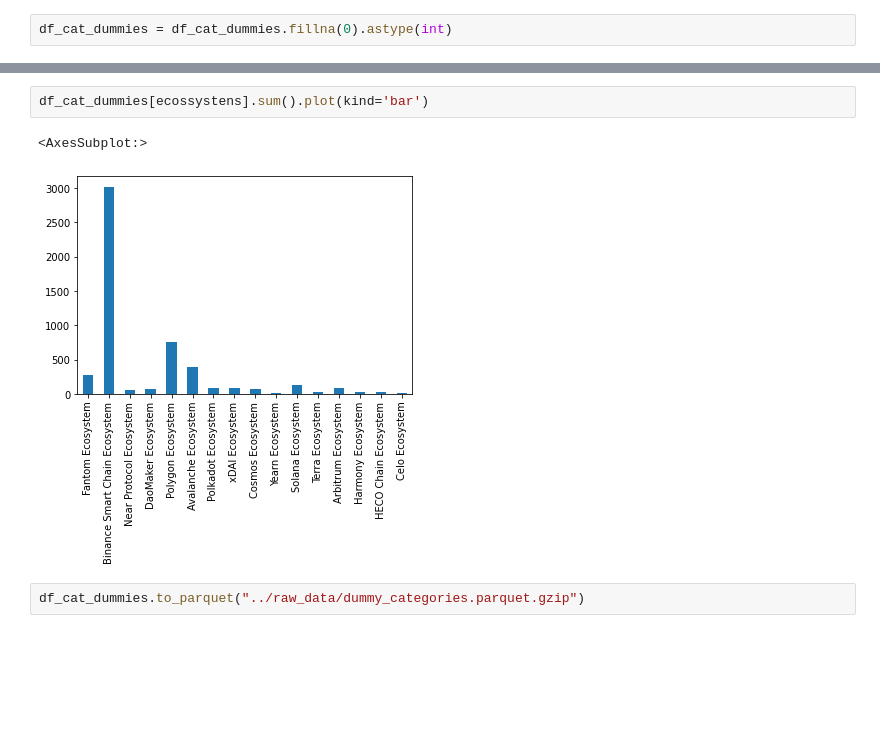
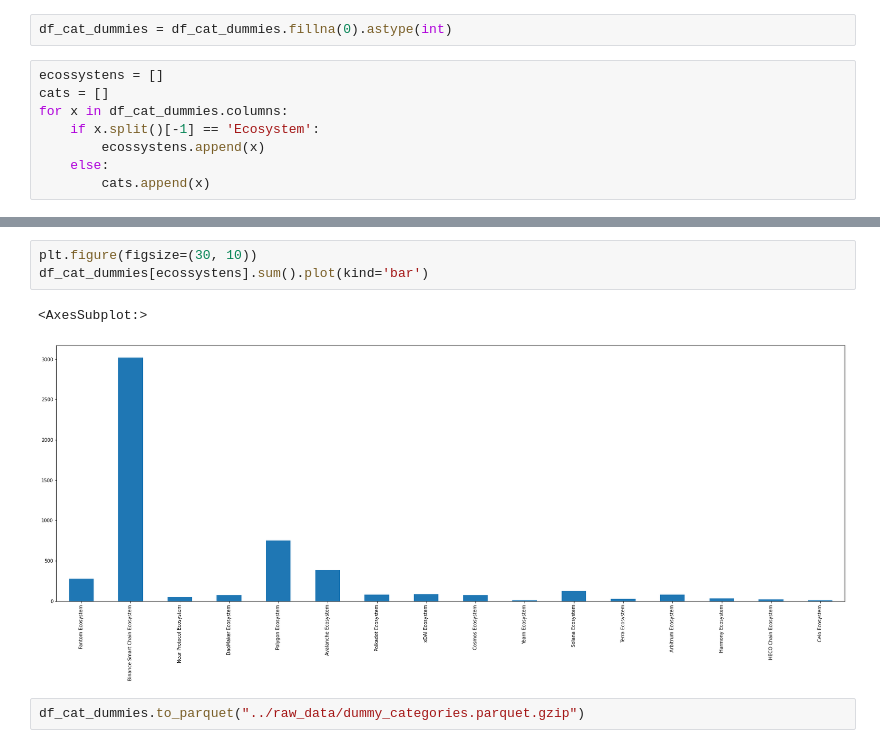
Before and after one commit to dmdp943/Web3-Project, a Jupyter notebook: notebooks/ModeloInicial-Leo.ipynb, the cells around one changed output, grey strips where cells are left out. Saved outputs shown, nothing was run; the diff lists cells and outputs as text; blank space fills up the shorter version.

```diff
--- a/notebooks/ModeloInicial-Leo.ipynb
+++ b/notebooks/ModeloInicial-Leo.ipynb
@@ -64,3 +64,11 @@ for coin, categories in df[['id', 'categories']].to_numpy():
 df_cat_dummies.drop([None], axis=1, inplace=True)
 # %%
 df_cat_dummies = df_cat_dummies.fillna(0).astype(int)
+# %%
+ecossystens = []
+cats = []
+for x in df_cat_dummies.columns:
+    if x.split()[-1] == 'Ecosystem':
+        ecossystens.append(x)
+    else:
+        cats.append(x)
@@ -98,8 +100,9 @@ Celo Ecosystem
 # %%
+plt.figure(figsize=(30, 10))
 df_cat_dummies[ecossystens].sum().plot(kind='bar')
 # %% [output]
 <AxesSubplot:>
-[figure, old version]
+[figure, new version]
 # %%
 df_cat_dummies.to_parquet("../raw_data/dummy_categories.parquet.gzip")
 # %%
```
Also changed, not shown: parts of 12 cells of this notebook, 2 other files.
